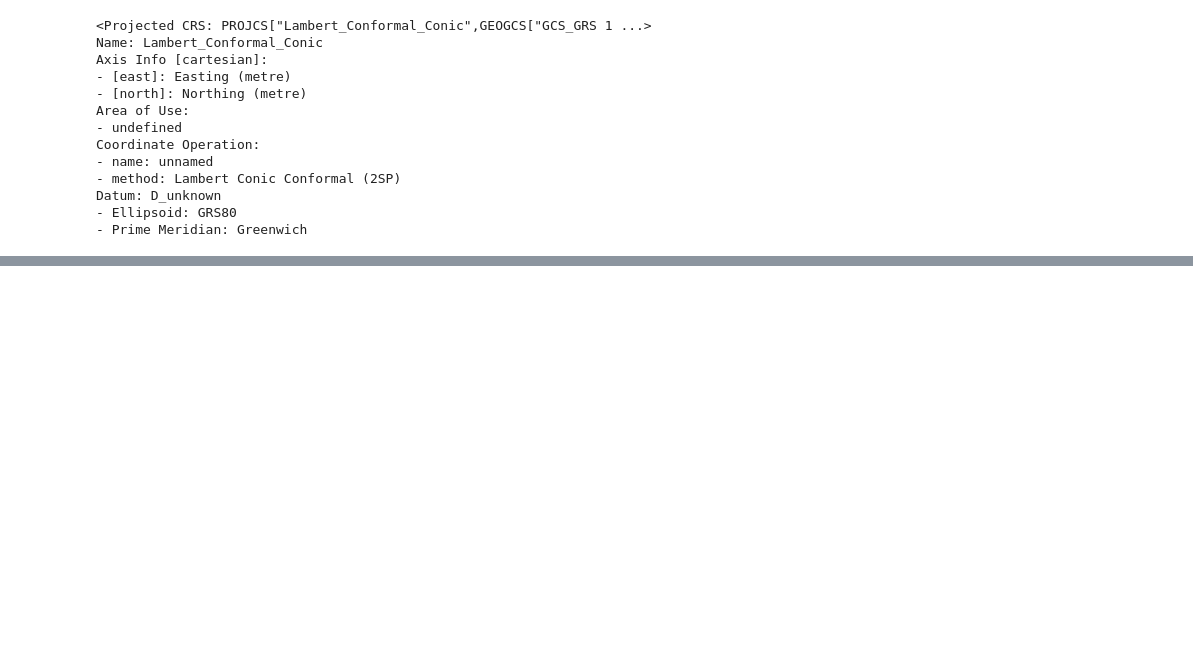
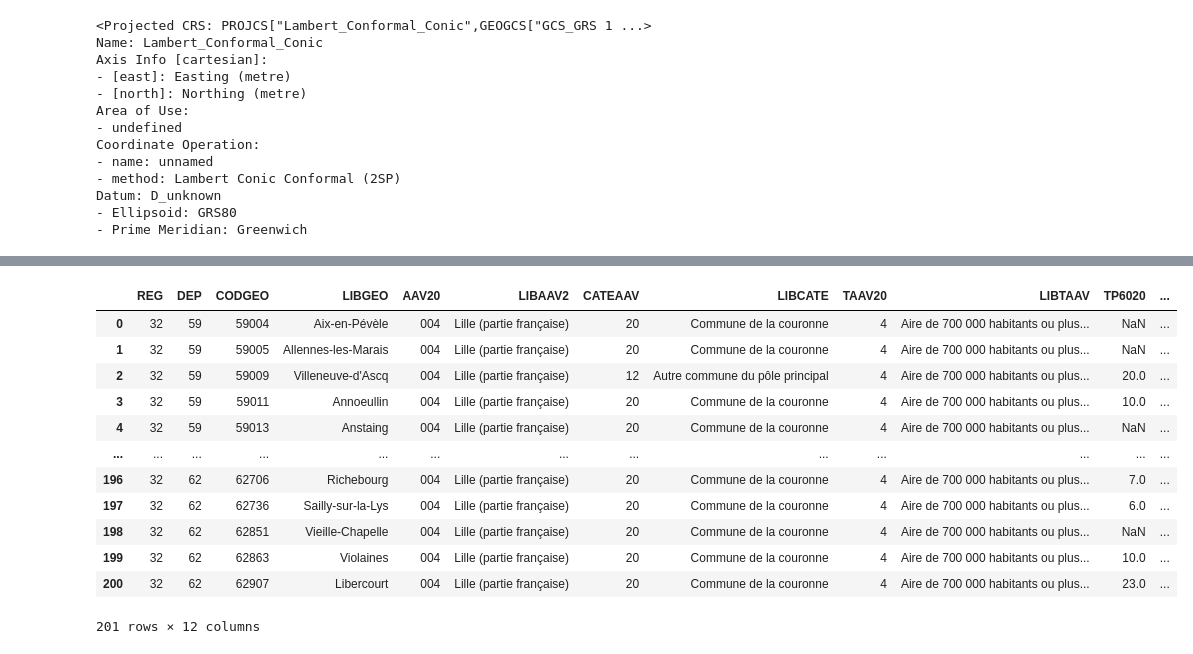
Before and after one commit to vivienrenouf/st_french_industry, a Jupyter notebook: Prepa_carto/Prepa_carto.ipynb, the cells around one changed output, grey strips where cells are left out. Cells and saved outputs as stored; diff of their text form; code cells hidden in the pictures; blank space fills up the shorter version.

Commit message:
nouveau test...

```diff
--- a/Prepa_carto/Prepa_carto.ipynb
+++ b/Prepa_carto/Prepa_carto.ipynb
@@ -99,3 +99,21 @@ for _, r in df.iterrows():
 m
 # %% [output]
 [interactive output not drawn]
+# %%
+test = geopandas.read_file('lille_folium.geojson')
+# %%
+test
+# %% [output]
+|  | REG | DEP | CODGEO | LIBGEO | AAV20 | LIBAAV2 | CATEAAV | LIBCATE | TAAV20 | LIBTAAV | TP6020 | ... |
+| 0 | 32 | 59 | 59004 | Aix-en-Pévèle | 004 | Lille (partie française) | 20 | Commune de la couronne | 4 | Aire de 700 000 habitants ou plus... | NaN | ... |
+| 1 | 32 | 59 | 59005 | Allennes-les-Marais | 004 | Lille (partie française) | 20 | Commune de la couronne | 4 | Aire de 700 000 habitants ou plus... | NaN | ... |
+| 2 | 32 | 59 | 59009 | Villeneuve-d'Ascq | 004 | Lille (partie française) | 12 | Autre commune du pôle principal | 4 | Aire de 700 000 habitants ou plus... | 20.0 | ... |
+| 3 | 32 | 59 | 59011 | Annoeullin | 004 | Lille (partie française) | 20 | Commune de la couronne | 4 | Aire de 700 000 habitants ou plus... | 10.0 | ... |
+| 4 | 32 | 59 | 59013 | Anstaing | 004 | Lille (partie française) | 20 | Commune de la couronne | 4 | Aire de 700 000 habitants ou plus... | NaN | ... |
+| ... | ... | ... | ... | ... | ... | ... | ... | ... | ... | ... | ... | ... |
+| 196 | 32 | 62 | 62706 | Richebourg | 004 | Lille (partie française) | 20 | Commune de la couronne | 4 | Aire de 700 000 habitants ou plus... | 7.0 | ... |
+| 197 | 32 | 62 | 62736 | Sailly-sur-la-Lys | 004 | Lille (partie française) | 20 | Commune de la couronne | 4 | Aire de 700 000 habitants ou plus... | 6.0 | ... |
+| 198 | 32 | 62 | 62851 | Vieille-Chapelle | 004 | Lille (partie française) | 20 | Commune de la couronne | 4 | Aire de 700 000 habitants ou plus... | NaN | ... |
+| 199 | 32 | 62 | 62863 | Violaines | 004 | Lille (partie française) | 20 | Commune de la couronne | 4 | Aire de 700 000 habitants ou plus... | 10.0 | ... |
+| 200 | 32 | 62 | 62907 | Libercourt | 004 | Lille (partie française) | 20 | Commune de la couronne | 4 | Aire de 700 000 habitants ou plus... | 23.0 | ... |
+201 rows × 12 columns
```
Also changed, not shown: 2 other files.
